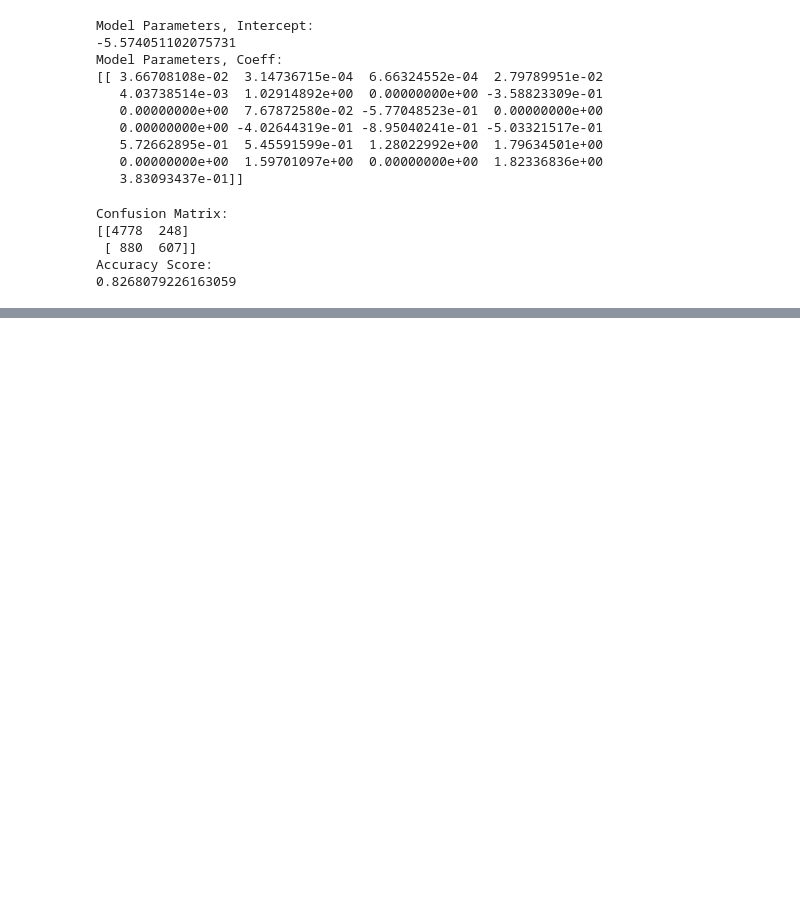
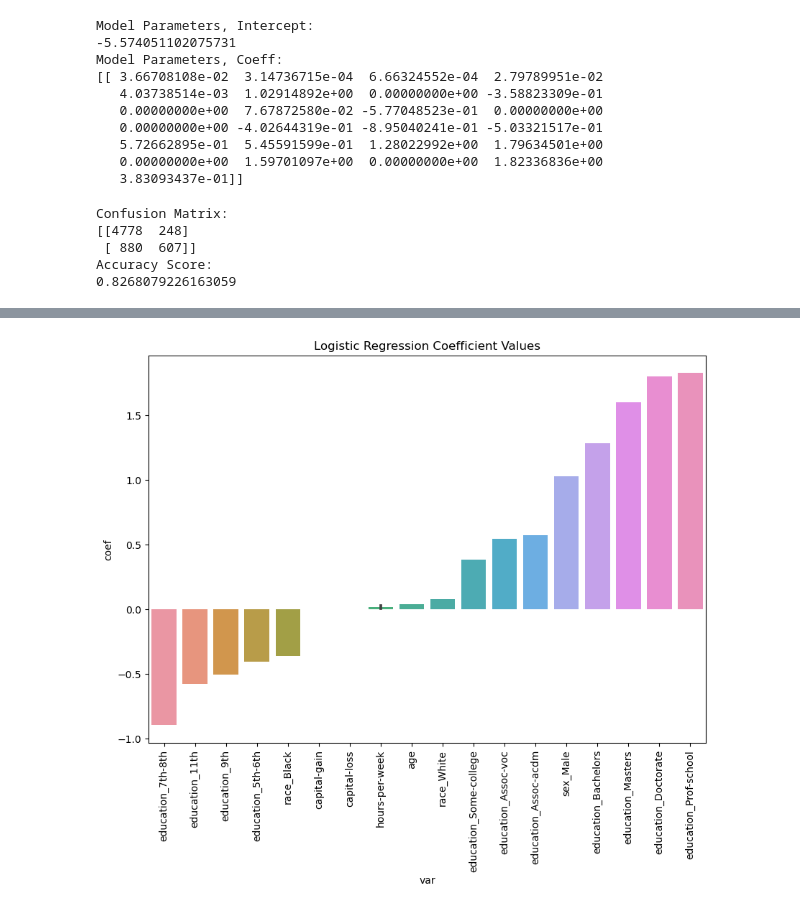
Before and after one commit to fatemehaa/DS-ML-Git-Projects, a Jupyter notebook: Income Classification/Income Classification.ipynb, the cells around one changed output, grey strips where cells are left out. Drawn from its saved outputs; the diff is of its cells as text; code cells hidden in the pictures; blank space fills up the shorter version.

```diff
--- a/Income Classification/Income Classification.ipynb
+++ b/Income Classification/Income Classification.ipynb
@@ -94,3 +94,9 @@ Confusion Matrix:
  [ 880  607]]
 Accuracy Score:
 0.8268079226163059
+# %%
+# Create new DataFrame of the model coefficients and variable names;
+# sort values based on coefficient
+coef_df = pd.DataFrame(zip(x_train.columns, log_reg.coef_[0]), columns=['var', 'coef']).sort_values('coef')
+coef_df = coef_df[coef_df.coef.abs()>0].sort_values('coef')
+coef_df
@@ -96,0 +121,9 @@ Accuracy Score:
+# %%
+# barplot of the coefficients sorted in ascending order
+plt.figure(figsize=(10,7))
+sns.barplot(data=coef_df, x='var', y='coef')
+plt.xticks(rotation=90)
+plt.title('Logistic Regression Coefficient Values')
+plt.show()
+# %% [output]
+[figure, added]
```
Also changed, not shown: parts of 2 cells of this notebook, 1 other file.
